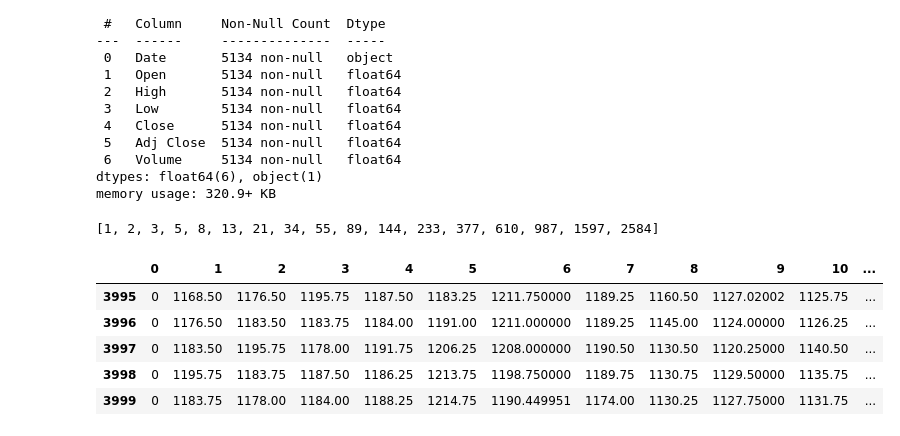
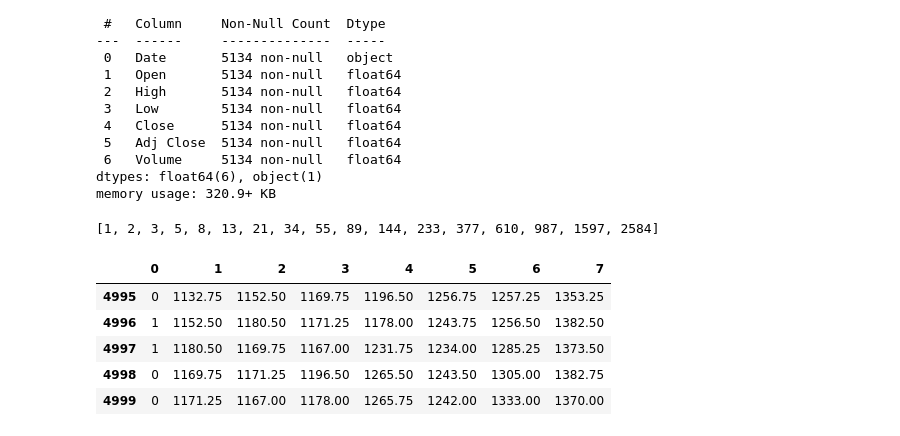
Before and after one commit to ksn38/fin, a Jupyter notebook: fib2.ipynb, the cells around one changed output. Drawn from its saved outputs; the diff is of its cells as text; code cells hidden in the pictures.

```diff
--- a/fib2.ipynb
+++ b/fib2.ipynb
@@ -50,28 +51,28 @@ print(f)
 df = []
 
 #с конца всего датасета
-for i in range(4000):
-    period_pred = 30
+for i in range(5000):
+    period_pred = 10
     chnd = (SP.Close.iloc[-2 - i - period_pred]/SP.Close.iloc[-1 - i] - 1)*100
     row = []
-    if chnd < -5:
+    if chnd > 3:
         row.append(1)
     else:
         row.append(0)
-    for j in (2, 3, 5, 8, 13, 21, 34, 55, 89, 144, 233, 377, 610):
+    for j in (2, 3, 5, 8, 13, 21, 34):
         row.append(SP.Close.iloc[-j - i - period_pred])
     df.append(row)
 # %%
 df = pd.DataFrame(df)
-df.columns = ['0', '1', '2', '3', '4', '5', '6', '7', '8', '9', '10', '11', '12', '13']
+df.columns = ['0', '1', '2', '3', '4', '5', '6', '7']
 df.tail()
 # %% [output]
-|  | 0 | 1 | 2 | 3 | 4 | 5 | 6 | 7 | 8 | 9 | 10 | ... |
-| 3995 | 0 | 1168.50 | 1176.50 | 1195.75 | 1187.50 | 1183.25 | 1211.750000 | 1189.25 | 1160.50 | 1127.02002 | 1125.75 | ... |
-| 3996 | 0 | 1176.50 | 1183.50 | 1183.75 | 1184.00 | 1191.00 | 1211.000000 | 1189.25 | 1145.00 | 1124.00000 | 1126.25 | ... |
-| 3997 | 0 | 1183.50 | 1195.75 | 1178.00 | 1191.75 | 1206.25 | 1208.000000 | 1190.50 | 1130.50 | 1120.25000 | 1140.50 | ... |
-| 3998 | 0 | 1195.75 | 1183.75 | 1187.50 | 1186.25 | 1213.75 | 1198.750000 | 1189.75 | 1130.75 | 1129.50000 | 1135.75 | ... |
-| 3999 | 0 | 1183.75 | 1178.00 | 1184.00 | 1188.25 | 1214.75 | 1190.449951 | 1174.00 | 1130.25 | 1127.75000 | 1131.75 | ... |
+|  | 0 | 1 | 2 | 3 | 4 | 5 | 6 | 7 |
+| 4995 | 0 | 1132.75 | 1152.50 | 1169.75 | 1196.50 | 1256.75 | 1257.25 | 1353.25 |
+| 4996 | 1 | 1152.50 | 1180.50 | 1171.25 | 1178.00 | 1243.75 | 1256.50 | 1382.50 |
+| 4997 | 1 | 1180.50 | 1169.75 | 1167.00 | 1231.75 | 1234.00 | 1285.25 | 1373.50 |
+| 4998 | 0 | 1169.75 | 1171.25 | 1196.50 | 1265.50 | 1243.50 | 1305.00 | 1382.75 |
+| 4999 | 0 | 1171.25 | 1167.00 | 1178.00 | 1265.75 | 1242.00 | 1333.00 | 1370.00 |
 # %%
 from sklearn.pipeline import FeatureUnion
 from sklearn.preprocessing import StandardScaler
```
Also changed, not shown: parts of 11 cells of this notebook, 1 other file.
